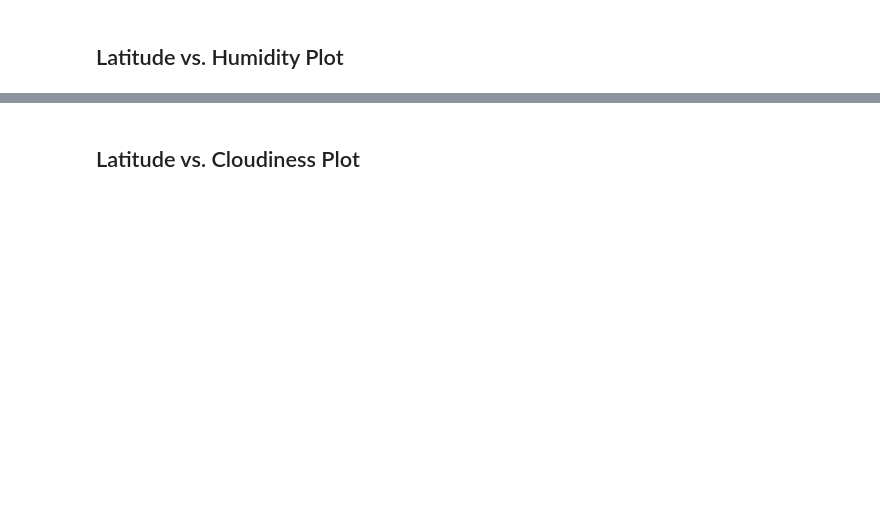
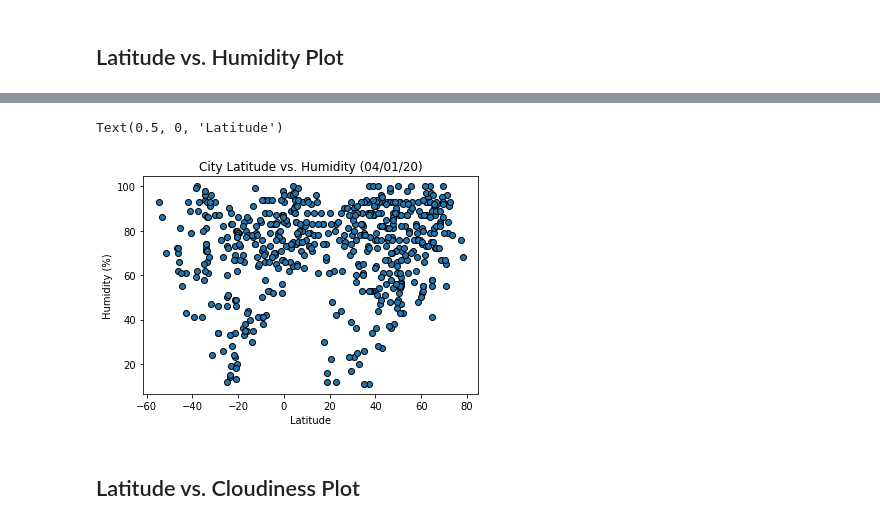
Before and after one commit to msierra-09/python-api-challenge, a Jupyter notebook: WeatherPy/WeatherPy.ipynb, the cells around one changed output, grey strips where cells are left out. Cells and saved outputs as stored; diff of their text form; code cells hidden in the pictures; blank space fills up the shorter version.

```diff
--- a/WeatherPy/WeatherPy.ipynb
+++ b/WeatherPy/WeatherPy.ipynb
@@ -108,2 +191,10 @@ Int64Index([], dtype='int64')
+# %%
+plt.scatter(x=data["Lat"], y=data["Humidity"], edgecolor="black")
+plt.title("City Latitude vs. Humidity (04/01/20)")
+plt.ylabel("Humidity (%)")
+plt.xlabel("Latitude")
+# %% [output]
+Text(0.5, 0, 'Latitude')
+[figure, added]
 # %% [markdown]
 ## Latitude vs. Cloudiness Plot
```
Also changed, not shown: parts of 34 cells of this notebook, 3 other files.
